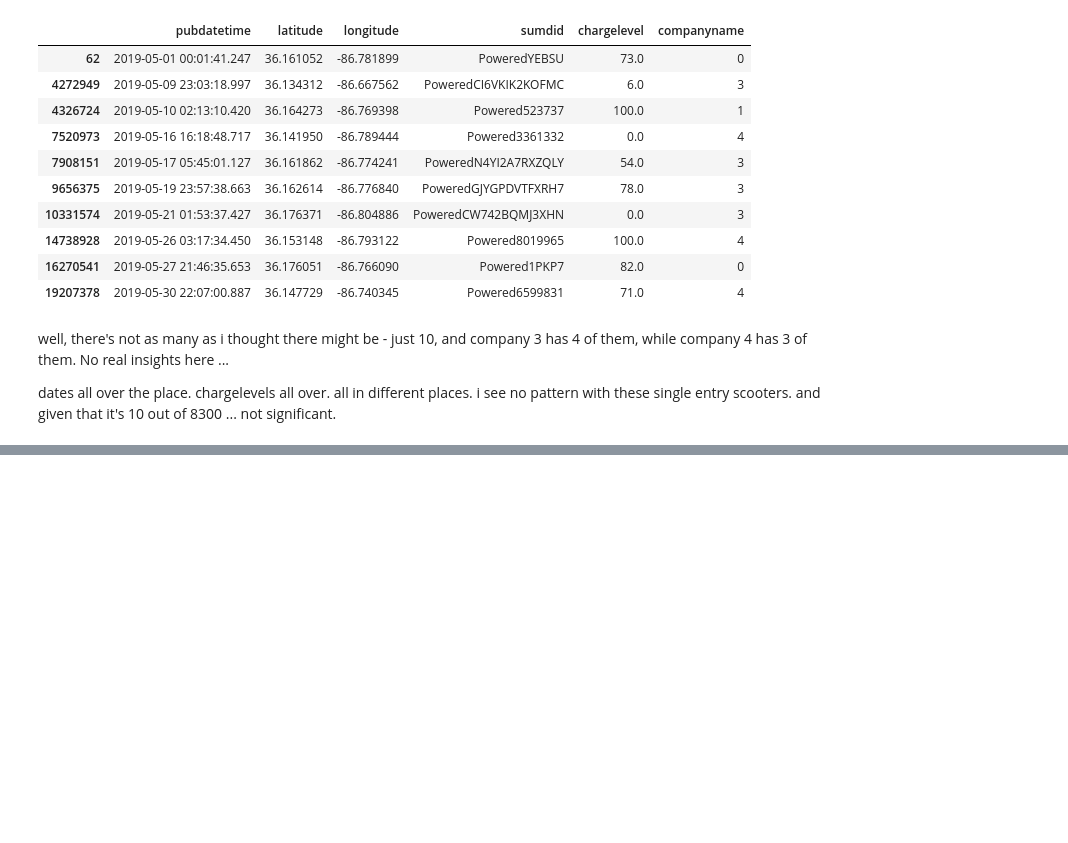
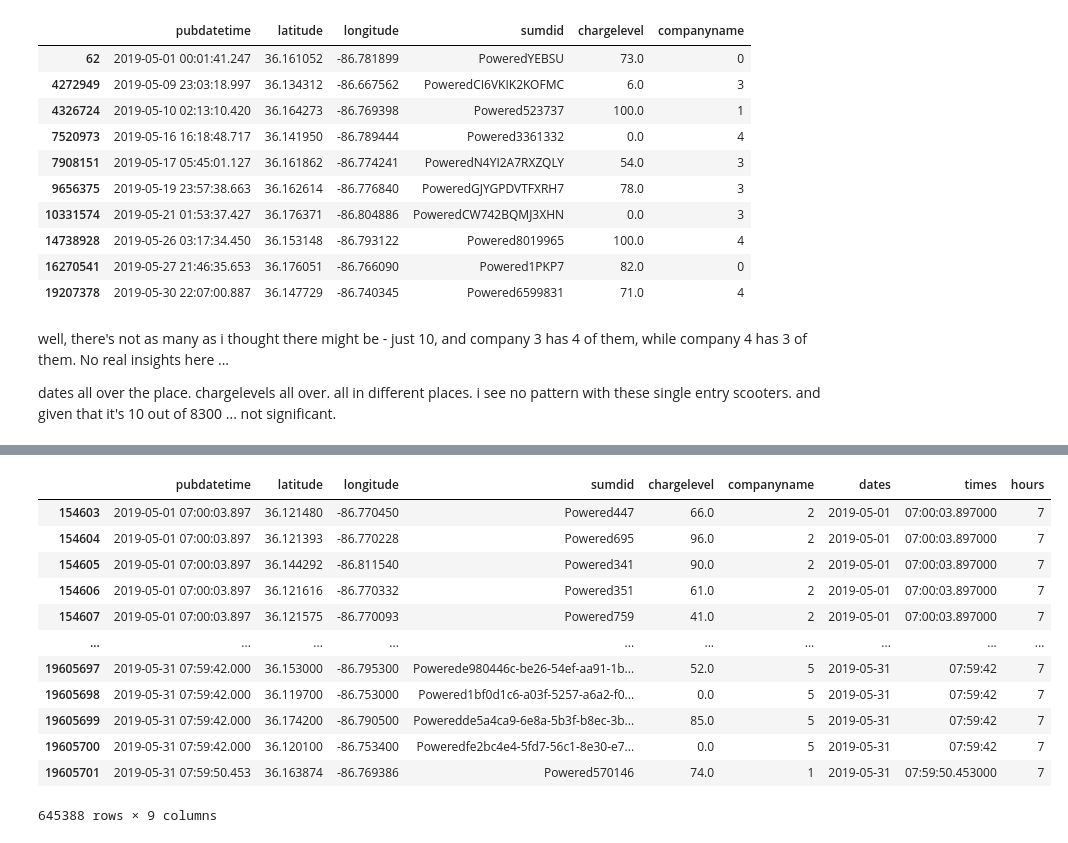
Before and after one commit to Rhunsilval/nashville_scooters_python, a Jupyter notebook: notebooks/2_exploration_may.ipynb, the cells around one changed output, grey strips where cells are left out. Drawn from its saved outputs; the diff is of its cells as text; code cells hidden in the pictures; blank space fills up the shorter version.

```diff
--- a/notebooks/2_exploration_may.ipynb
+++ b/notebooks/2_exploration_may.ipynb
@@ -186,0 +191,3 @@ dates all over the place.  chargelevels all over.  all in different places.  i s
+# %%
+may['dates'] = pd.to_datetime(may['pubdatetime']).dt.date
+may['times'] = pd.to_datetime(may['pubdatetime']).dt.time
@@ -186,0 +306,2 @@ dates all over the place.  chargelevels all over.  all in different places.  i s
+# %%
+may['hours'] = pd.to_datetime(may['pubdatetime']).dt.hour
@@ -186,0 +326,16 @@ dates all over the place.  chargelevels all over.  all in different places.  i s
+# %%
+may.loc[may["hours"]==(7)]
+# %% [output]
+|  | pubdatetime | latitude | longitude | sumdid | chargelevel | companyname | dates | times | hours |
+| 154603 | 2019-05-01 07:00:03.897 | 36.121480 | -86.770450 | Powered447 | 66.0 | 2 | 2019-05-01 | 07:00:03.897000 | 7 |
+| 154604 | 2019-05-01 07:00:03.897 | 36.121393 | -86.770228 | Powered695 | 96.0 | 2 | 2019-05-01 | 07:00:03.897000 | 7 |
+| 154605 | 2019-05-01 07:00:03.897 | 36.144292 | -86.811540 | Powered341 | 90.0 | 2 | 2019-05-01 | 07:00:03.897000 | 7 |
+| 154606 | 2019-05-01 07:00:03.897 | 36.121616 | -86.770332 | Powered351 | 61.0 | 2 | 2019-05-01 | 07:00:03.897000 | 7 |
+| 154607 | 2019-05-01 07:00:03.897 | 36.121575 | -86.770093 | Powered759 | 41.0 | 2 | 2019-05-01 | 07:00:03.897000 | 7 |
+| ... | ... | ... | ... | ... | ... | ... | ... | ... | ... |
+| 19605697 | 2019-05-31 07:59:42.000 | 36.153000 | -86.795300 | Powerede980446c-be26-54ef-aa91-1b... | 52.0 | 5 | 2019-05-31 | 07:59:42 | 7 |
+| 19605698 | 2019-05-31 07:59:42.000 | 36.119700 | -86.753000 | Powered1bf0d1c6-a03f-5257-a6a2-f0... | 0.0 | 5 | 2019-05-31 | 07:59:42 | 7 |
+| 19605699 | 2019-05-31 07:59:42.000 | 36.174200 | -86.790500 | Poweredde5a4ca9-6e8a-5b3f-b8ec-3b... | 85.0 | 5 | 2019-05-31 | 07:59:42 | 7 |
+| 19605700 | 2019-05-31 07:59:42.000 | 36.120100 | -86.753400 | Poweredfe2bc4e4-5fd7-56c1-8e30-e7... | 0.0 | 5 | 2019-05-31 | 07:59:42 | 7 |
+| 19605701 | 2019-05-31 07:59:50.453 | 36.163874 | -86.769386 | Powered570146 | 74.0 | 1 | 2019-05-31 | 07:59:50.453000 | 7 |
+645388 rows × 9 columns
```
Also changed, not shown: parts of 28 cells of this notebook.
